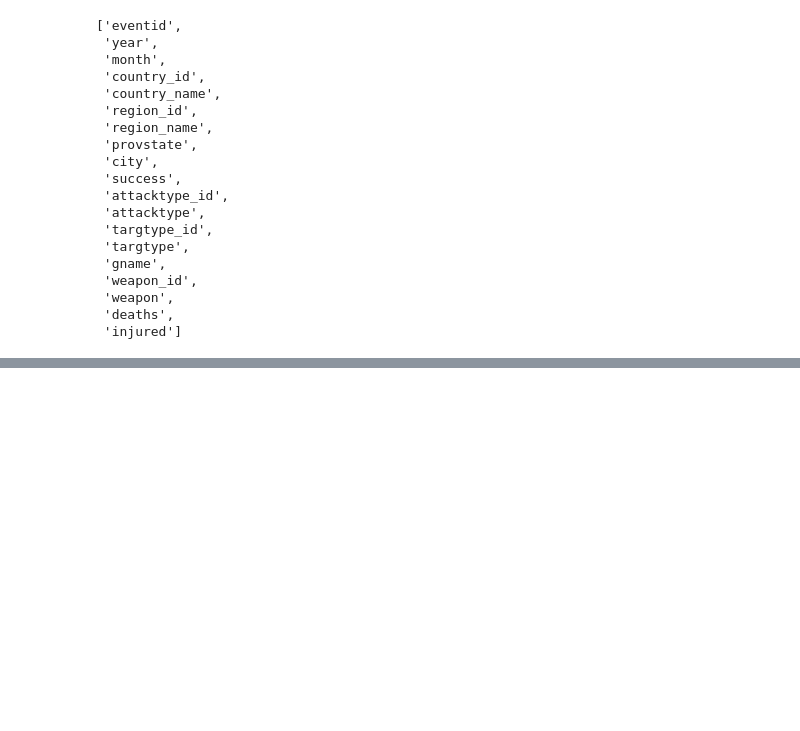
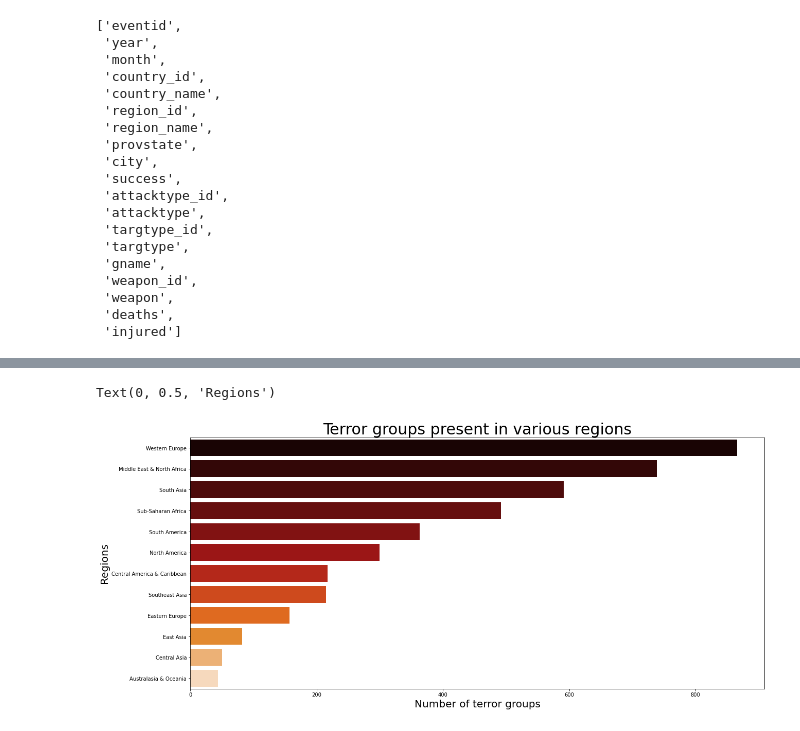
Before and after one commit to harsh15998/terror-data, a Jupyter notebook: Untitled0.ipynb, the cells around one changed output, grey strips where cells are left out. Saved outputs shown, nothing was run; the diff lists cells and outputs as text; code cells hidden in the pictures; blank space fills up the shorter version.

```diff
--- a/Untitled0.ipynb
+++ b/Untitled0.ipynb
@@ -217,0 +448,5 @@ list(new_gtd.columns)
+# %%
+gtd7=new_gtd.groupby("region_name").agg({"gname":"nunique"}).sort_values(by="gname",ascending=False)
+gtd7.rename(columns={"gname":"number_of_groups"},inplace=True)
+# %%
+gtd7.reset_index(inplace=True)
@@ -217,0 +469,9 @@ list(new_gtd.columns)
+# %%
+sns.barplot(data = gtd7, x = 'number_of_groups', y = 'region_name', ci = None, palette = 'gist_heat')
+sns.color_palette("mako", as_cmap=True)
+plt.title('Terror groups present in various regions', fontsize = 30)
+plt.xlabel('Number of terror groups', fontsize = 20)
+plt.ylabel('Regions', fontsize = 20)
+# %% [output]
+Text(0, 0.5, 'Regions')
+[figure, added]
```
Also changed, not shown: parts of 68 cells of this notebook.
